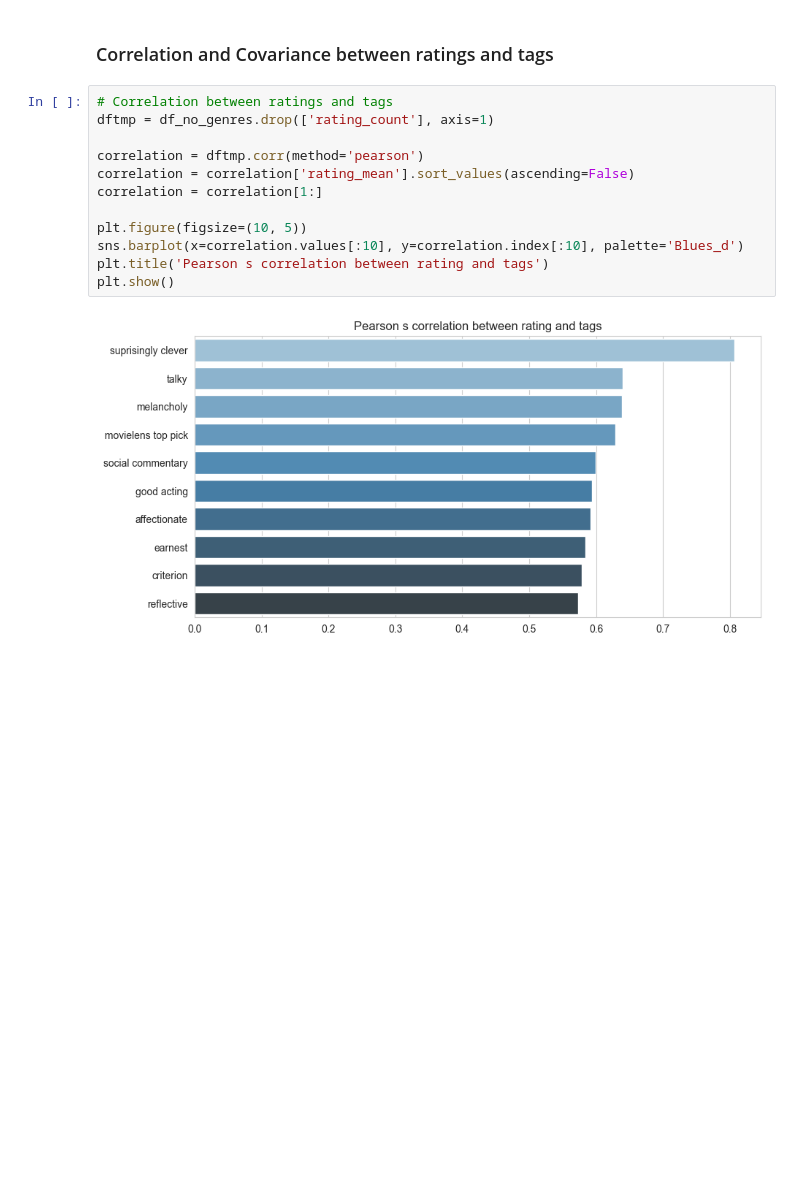
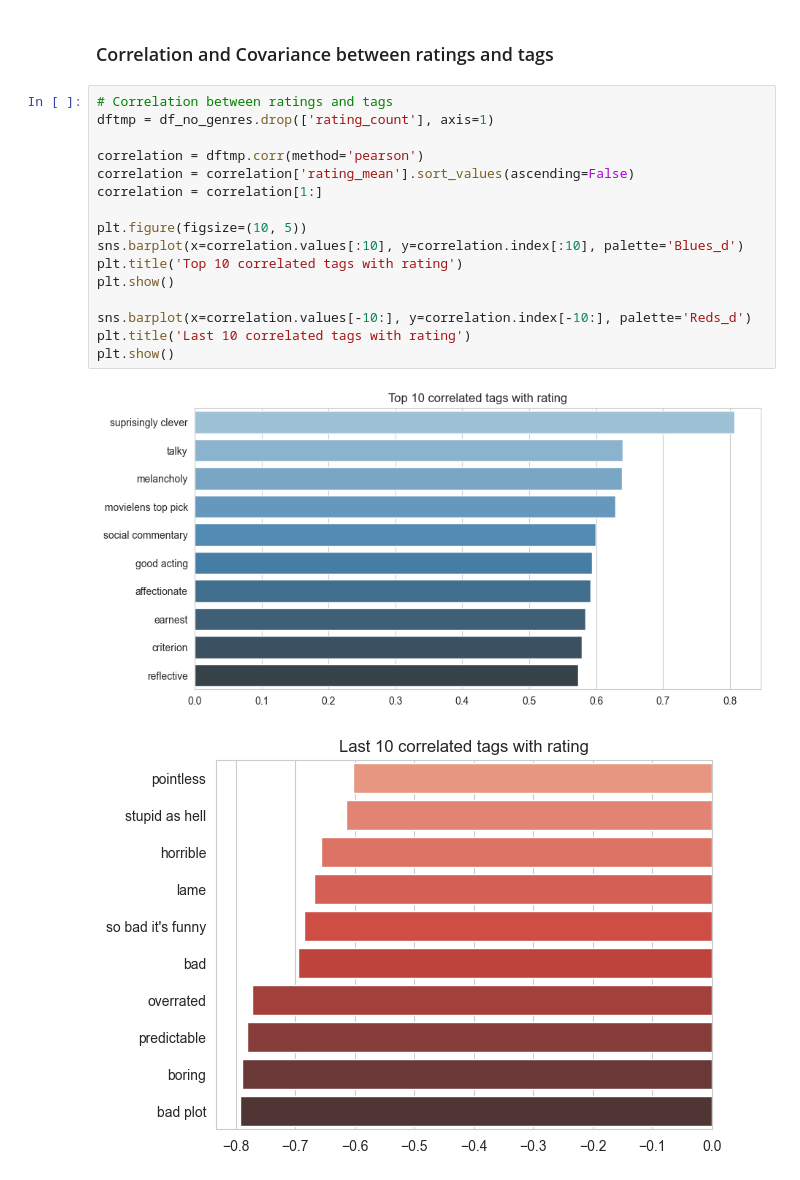
Before and after one commit to DiegoConce/data-analytics-movielens, a Jupyter notebook: main.ipynb, the cells around one changed output. Cells and saved outputs as stored; diff of their text form; blank space fills up the shorter version.

```diff
--- a/main.ipynb
+++ b/main.ipynb
@@ -313,14 +313,19 @@ plt.show()
 # %%
 # Correlation between ratings and tags
 dftmp = df_no_genres.drop(['rating_count'], axis=1)
 
 correlation = dftmp.corr(method='pearson')
 correlation = correlation['rating_mean'].sort_values(ascending=False)
 correlation = correlation[1:]
 
 plt.figure(figsize=(10, 5))
 sns.barplot(x=correlation.values[:10], y=correlation.index[:10], palette='Blues_d')
-plt.title('Pearson s correlation between rating and tags')
+plt.title('Top 10 correlated tags with rating')
 plt.show()
+
+sns.barplot(x=correlation.values[-10:], y=correlation.index[-10:], palette='Reds_d')
+plt.title('Last 10 correlated tags with rating')
+plt.show()
 # %% [output]
-[figure, old version]
+[figure, new version]
+[figure, added]
```
Also changed, not shown: parts of 5 cells of this notebook, 1 other file.
